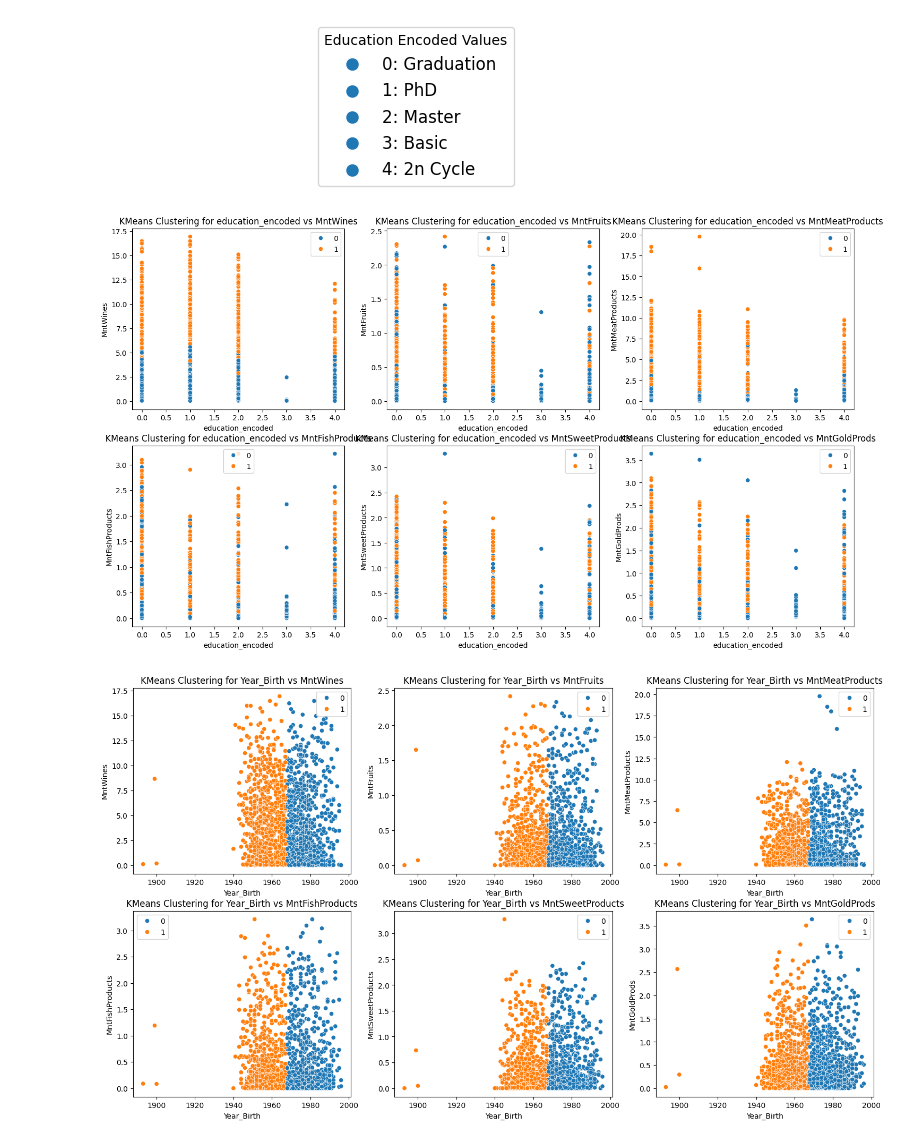
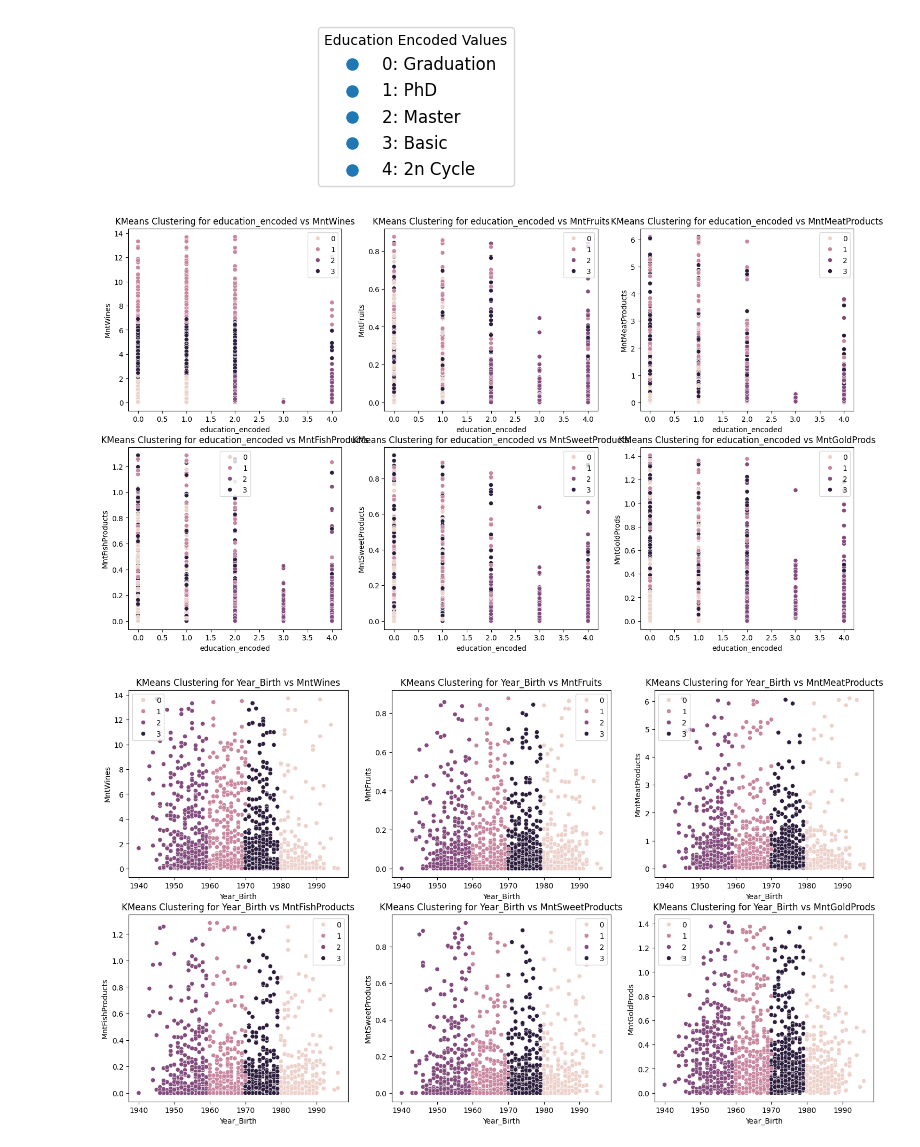
Before and after one commit to dcjh/1015_Mini_Project, a Jupyter notebook: Age_Education_EDA.ipynb, the cells around one changed output. Saved outputs shown, nothing was run; the diff lists cells and outputs as text; code cells hidden in the pictures.

```diff
--- a/Age_Education_EDA.ipynb
+++ b/Age_Education_EDA.ipynb
@@ -171,0 +167,5 @@ for var in jointplot:
+# %%
+jointplot_cleaned=jointplot_numeric.copy()
+# %%
+jointplot_cleaned=removeOut(jointplot_cleaned)
+jointplot_cleaned
@@ -197,7 +207,7 @@ from sklearn.preprocessing import StandardScaler
 
 # Standardize the data
 scaler = StandardScaler()
-scaled_data = scaler.fit_transform(jointplot_numeric)
+scaled_data = scaler.fit_transform(jointplot_cleaned)
 
 # Apply K-means clustering for a range of cluster numbers
 wcss = []
@@ -219,17 +229,17 @@ After using the Elbow method, we realise that the point where adding more cluste
 # %%
 # Perform K-means clustering
-k = 2
+k = 4
 kmeans = KMeans(n_clusters=k, random_state=42)
-kmeans.fit(jointplot_numeric[['Year_Birth', 'education_encoded']])
+kmeans.fit(jointplot_cleaned[['Year_Birth', 'education_encoded']])
 
 # Assign cluster labels to the DataFrame
-jointplot_numeric['cluster'] = kmeans.labels_
+jointplot_cleaned['cluster'] = kmeans.labels_
 
 # Plot the data with cluster labels
 plt.figure(figsize=(24, 8))
 for label in range(k):
-    idx = jointplot_numeric['cluster'] == label
-    plt.scatter(jointplot_numeric.loc[idx, 'Year_Birth'], jointplot_numeric.loc[idx, 'education_encoded'], label=f'Cluster {label}', alpha=0.8)
+    idx = jointplot_cleaned['cluster'] == label
+    plt.scatter(jointplot_cleaned.loc[idx, 'Year_Birth'], jointplot_cleaned.loc[idx, 'education_encoded'], label=f'Cluster {label}', alpha=0.8)
 plt.xlabel('Year_Birth')
 plt.ylabel('Education (Encoded)')
 plt.title('K-means Clustering')
@@ -264,25 +274,25 @@ plt.show()
 # %% [output]
 [figure]
 # %%
-n_clusters = 2
+n_clusters = 4
 kmeans = KMeans(n_clusters=n_clusters, random_state=42)
 
 response_variables = ['MntWines', 'MntFruits', 'MntMeatProducts', 'MntFishProducts', 'MntSweetProducts', 'MntGoldProds']
 
 for predictor_variable in ['education_encoded', 'Year_Birth']:
     fig, axes = plt.subplots(2, 3, figsize=(18, 10))
 
-    kmeans.fit(jointplot_numeric[[predictor_variable] + response_variables])
+    kmeans.fit(jointplot_cleaned[[predictor_variable] + response_variables])
 
     for i, response_variable in enumerate(response_variables):
         row = i // 3
         col = i % 3
-        sb.scatterplot(data=jointplot_numeric, x=predictor_variable, y=response_variable, hue=kmeans.labels_, ax=axes[row, col])
+        sb.scatterplot(data=jointplot_cleaned, x=predictor_variable, y=response_variable, hue=kmeans.labels_, ax=axes[row, col])
         axes[row, col].set_title(f'KMeans Clustering for {predictor_variable} vs {response_variable}')
         axes[row, col].set_xlabel(predictor_variable)
         axes[row, col].set_ylabel(response_variable)
 
     plt.show()
 # %% [output]
-[figure, old version]
+[figure, new version]
-[figure, old version]
+[figure, new version]
```
Also changed, not shown: parts of 16 cells of this notebook, 1 other file.
